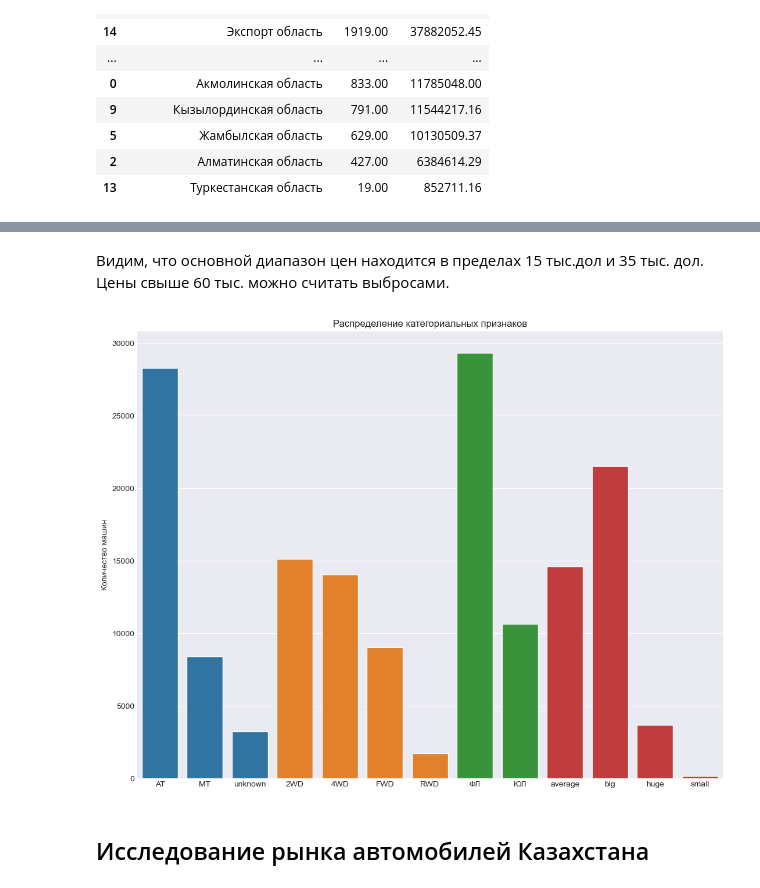
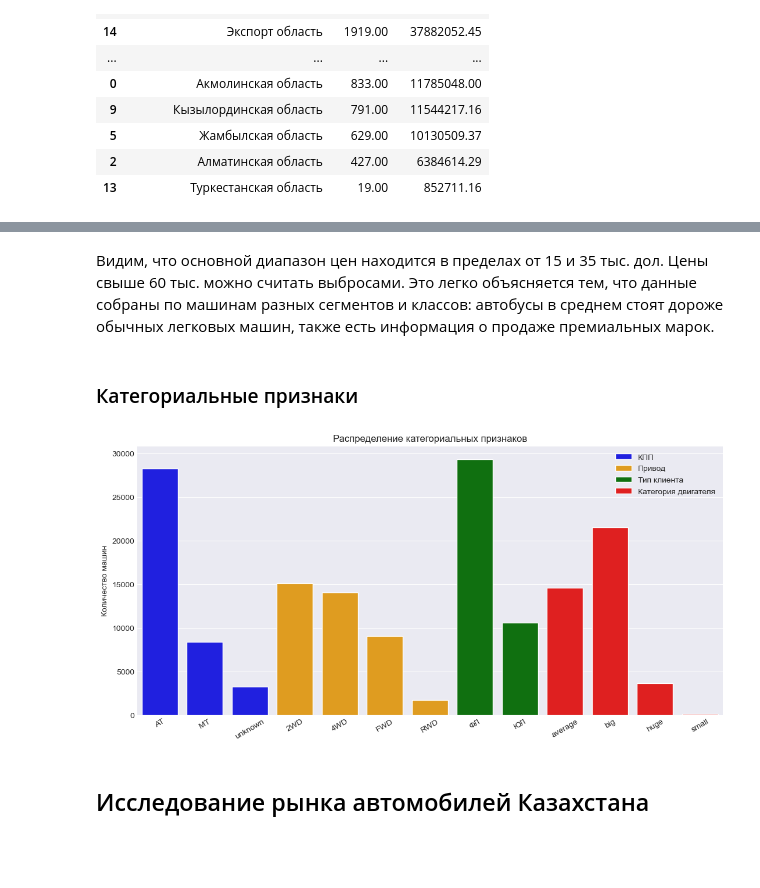
Before and after one commit to Kexxshas/pet_projects, a Jupyter notebook: car_sales_kz/car_sales_kz_2019.ipynb, the cells around one changed output, grey strips where cells are left out. Cells and saved outputs as stored; diff of their text form; code cells hidden in the pictures; blank space fills up the shorter version.

```diff
--- a/car_sales_kz/car_sales_kz_2019.ipynb
+++ b/car_sales_kz/car_sales_kz_2019.ipynb
@@ -932,6 +898,7 @@ print(f'Всего {shape_clean[0]} наблюдений и {shape_clean[1]} п
 # %%
 df = pd.read_csv('auto_kz_2019_clean.csv', sep=';', index_col=0)
 # %%
+df.month = pd.to_datetime(df.month)
 df.info()
 # %% [output]
 <class 'pandas.core.frame.DataFrame'>
@@ -1269,19 +1226,24 @@ plt.show()
 # %% [markdown]
-Видим, что основной диапазон цен находится в пределах 15 тыс.дол и 35 тыс. дол. Цены свыше 60 тыс. можно считать выбросами.
+Видим, что основной диапазон цен находится в пределах от 15 и 35 тыс. дол. Цены свыше 60 тыс. можно считать выбросами. Это легко объясняется тем, что данные собраны по машинам разных сегментов и классов: автобусы в среднем стоят дороже обычных легковых машин, также есть информация о продаже премиальных марок.
+# %% [markdown]
+### Категориальные признаки
 # %%
 # посмотрим на распределения автомобилей по категориальным признакам
-plt.figure(2, figsize=(13,10))
+plt.figure(2, figsize=(13,6))
 
-ax1 = sns.barplot(df.transmission_type.value_counts())
-ax2 = sns.barplot(df.drive_type.value_counts())
-ax3 = sns.barplot(df.client_type.value_counts())
-ax4 = sns.barplot(df.volume_cat.value_counts())
+sns.barplot(df.transmission_type.value_counts(), color='blue', label='КПП')
+sns.barplot(df.drive_type.value_counts(), color='orange', label='Привод')
+sns.barplot(df.client_type.value_counts(), color='green', label='Тип клиента')
+sns.barplot(df.volume_cat.value_counts(), color='red', label='Категория двигателя')
 
-ax1.set(title = 'Распределение категориальных признаков', xlabel='', ylabel='Количество машин')
-
+plt.title('Распределение категориальных признаков')
+plt.xlabel('')
+plt.ylabel('Количество машин')
+plt.xticks(rotation=30)
+plt.legend()
 plt.show()
 # %% [output]
-[figure, old version]
+[figure, new version]
 # %% [markdown]
 ## Исследование рынка автомобилей Казахстана
 # %% [markdown]
```
Also changed, not shown: parts of 88 cells of this notebook, 3 other files.
